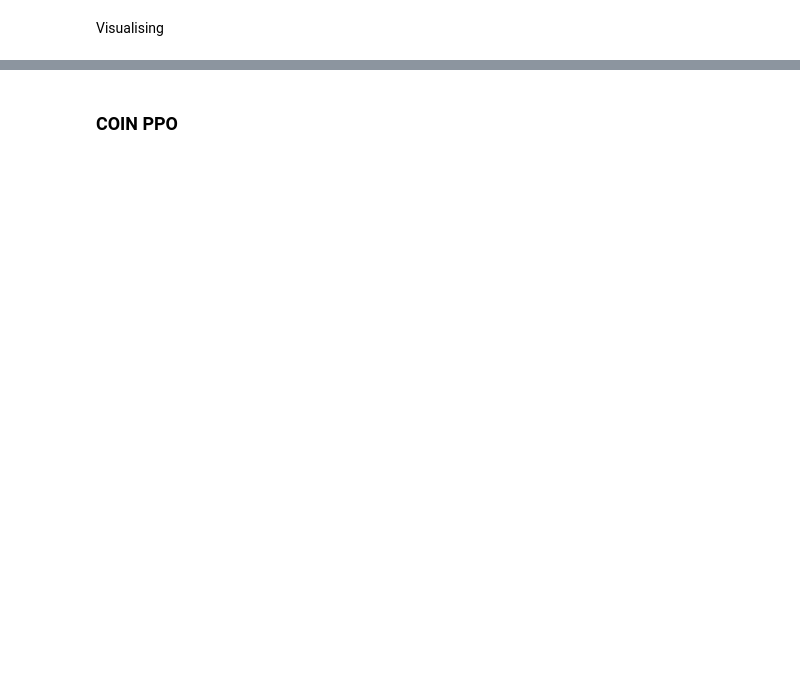
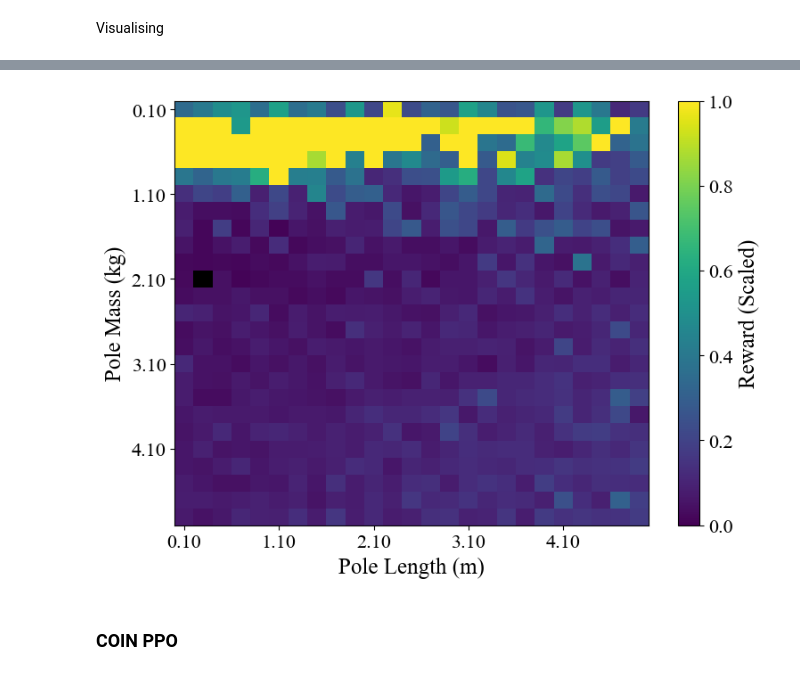
Before and after one commit to RichieRich2569/COINRL, a Jupyter notebook: basics.ipynb, the cells around one changed output, grey strips where cells are left out. Drawn from its saved outputs; the diff is of its cells as text; code cells hidden in the pictures; blank space fills up the shorter version.

Commit message:
Add extra tools for visualisation and plotting.

```diff
--- a/basics.ipynb
+++ b/basics.ipynb
@@ -489,3 +636,82 @@ ppo.evaluate(env, n_episodes=3)
+# %%
+# Evaluate the agent at a variety of contexts (varying length and mass of cart)
+test_lengths = np.arange(0.1, 5.0, 0.2)
+test_masses = np.arange(0.1, 5.0, 0.2)
+
+# Create grid for every combination of length and mass
+test_grid = np.array(np.meshgrid(test_lengths, test_masses)).T.reshape(-1, 2)
+rewards = np.zeros_like(test_grid[:, 0])
+
+for i, (length, mass) in tqdm(enumerate(test_grid), total=test_grid.shape[0]):
+    # Create the CartPole environment with the current length and mass
+    env = CustomCartPoleEnv(length=length, masspole=mass, render_mode="none")
+
+    # Evaluate the agent in the current context
+    rewards[i] = ppo.evaluate(env, n_episodes=1, max_steps_per_episode=200)[0]
+# %%
+# Plot color map for reward variation
+import numpy as np
+import matplotlib.pyplot as plt
+
+plt.rcParams.update({
+    "font.family": "Times New Roman",
+    "font.size": 19,
+    "axes.titlesize": 19,
+    "axes.labelsize": 18,
+    "legend.fontsize": 12,
+    "xtick.labelsize": 16,
+    "ytick.labelsize": 16
+})
+
+# ── Normalize and mask zero entries ─────────────────────────────────────
+r = rewards.reshape(len(test_lengths), len(test_masses))
+r = (r - r.min()) / (r.max() - r.min())
+masked_r = np.ma.masked_where(r == 0, r)
+N, B = r.shape
+
+# ── Create colormap with black for masked (zero) values ────────────────
+cmap = plt.get_cmap('viridis').copy()
+cmap.set_bad(color='black')
+
+# ── Create figure and axes ─────────────────────────────────────────────
+fig, ax = plt.subplots(figsize=(8, 6))
+
+cax = ax.imshow(masked_r,
+                origin='upper',
+                aspect='auto',
+                interpolation='nearest',
+                vmin=0,
+                vmax=1,
+                cmap=cmap)
+
+# ── Highlight training data point ─────────────────────────────────────
+# We trained on l=0.5, m=1.0, so we highlight that point
+# row_index = np.argmin(np.abs(test_lengths - 0.5))
+# col_index = np.argmin(np.abs(test_masses - 0.1))
+
+# ax.scatter(row_index, col_index,
+#            facecolors='red',
+#            edgecolors='white',
+#            s=50,
+#            linewidths=2,
+#            marker='o')
+
+# ── Labels, ticks, and colorbar ────────────────────────────────────────
+fig.colorbar(cax, ax=ax, label='Reward (Scaled)')
+ax.set_xlabel('Pole Length (m)')
+ax.set_ylabel('Pole Mass (kg)')
+
+# Set ticks
+ax.set_yticks(np.arange(0,len(test_masses),5))
+ax.set_xticks(np.arange(0,len(test_lengths),5))
+ax.set_yticklabels([f"{float(v):.2f}" for v in test_masses[::5]])
+ax.set_xticklabels([f"{float(v):.2f}" for v in test_lengths[::5]])
+
+plt.tight_layout()
+plt.savefig('figures/generalization_example.png', dpi=300, bbox_inches='tight')
+plt.show()
+# %% [output]
+[figure, added]
 # %% [markdown]
 ### COIN PPO
 # %%
```
Also changed, not shown: parts of 24 cells of this notebook, 29 other files.
